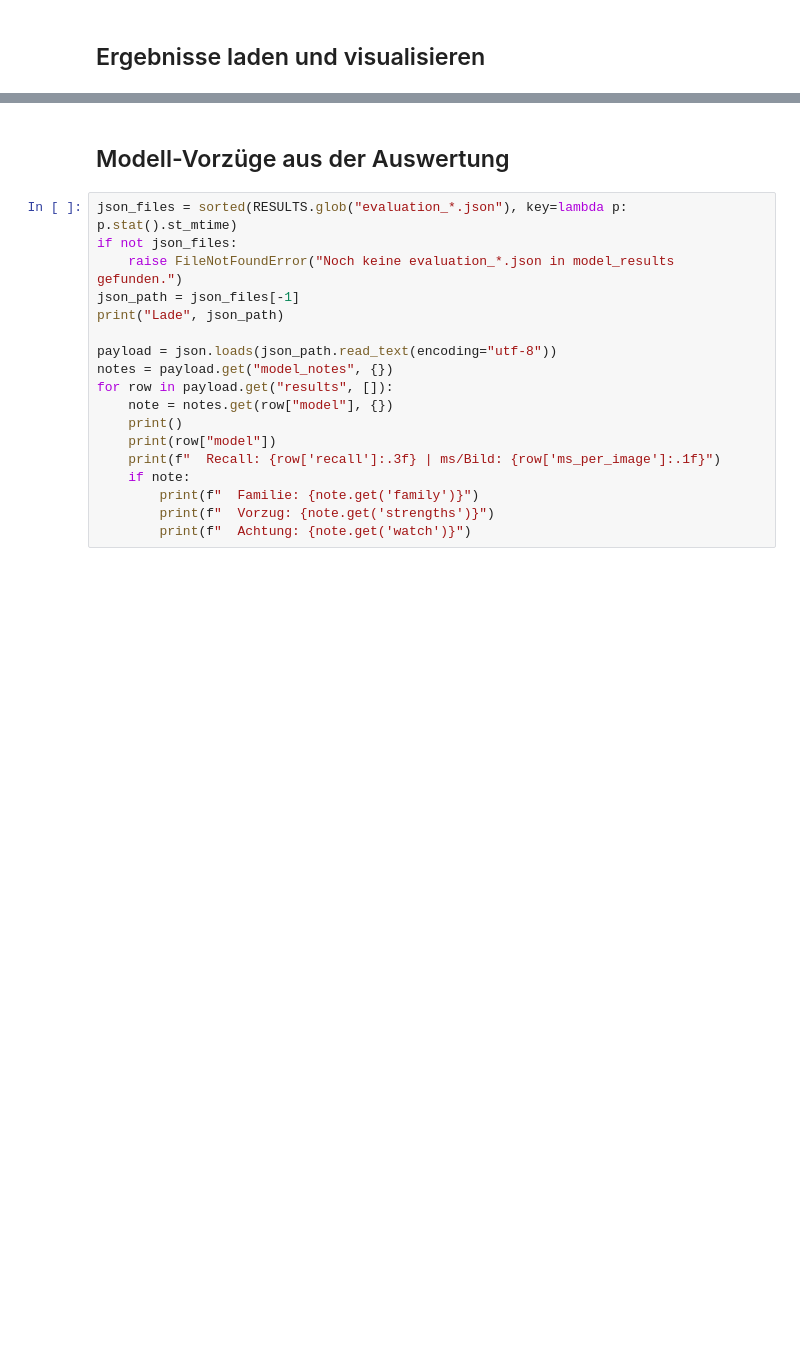
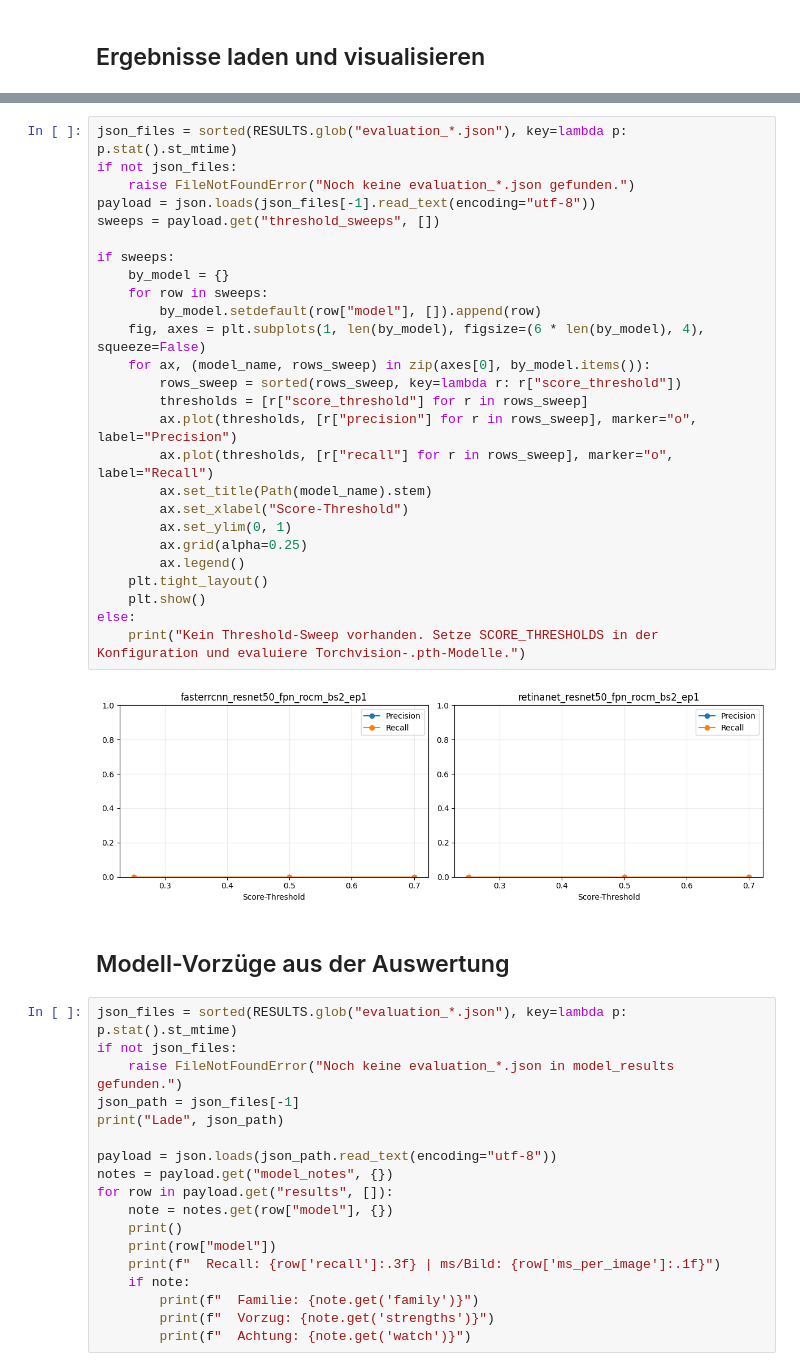
Before and after one commit to globalx-prog/face_model_lab, a Jupyter notebook: step01_training_evaluation_lab.ipynb, the cells around one changed output, grey strips where cells are left out. Drawn from its saved outputs; the diff is of its cells as text; blank space fills up the shorter version.

```diff
--- a/step01_training_evaluation_lab.ipynb
+++ b/step01_training_evaluation_lab.ipynb
@@ -295,3 +429,31 @@ retinanet_resnet50_fpn_rocm_bs2_ep1.pth,0.000,387,0,35.5
+# %%
+json_files = sorted(RESULTS.glob("evaluation_*.json"), key=lambda p: p.stat().st_mtime)
+if not json_files:
+    raise FileNotFoundError("Noch keine evaluation_*.json gefunden.")
+payload = json.loads(json_files[-1].read_text(encoding="utf-8"))
+sweeps = payload.get("threshold_sweeps", [])
+
+if sweeps:
+    by_model = {}
+    for row in sweeps:
+        by_model.setdefault(row["model"], []).append(row)
+    fig, axes = plt.subplots(1, len(by_model), figsize=(6 * len(by_model), 4), squeeze=False)
+    for ax, (model_name, rows_sweep) in zip(axes[0], by_model.items()):
+        rows_sweep = sorted(rows_sweep, key=lambda r: r["score_threshold"])
+        thresholds = [r["score_threshold"] for r in rows_sweep]
+        ax.plot(thresholds, [r["precision"] for r in rows_sweep], marker="o", label="Precision")
+        ax.plot(thresholds, [r["recall"] for r in rows_sweep], marker="o", label="Recall")
+        ax.set_title(Path(model_name).stem)
+        ax.set_xlabel("Score-Threshold")
+        ax.set_ylim(0, 1)
+        ax.grid(alpha=0.25)
+        ax.legend()
+    plt.tight_layout()
+    plt.show()
+else:
+    print("Kein Threshold-Sweep vorhanden. Setze SCORE_THRESHOLDS in der Konfiguration und evaluiere Torchvision-.pth-Modelle.")
+# %% [output]
+[figure, added]
 # %% [markdown]
 ## Modell-Vorzüge aus der Auswertung
 # %%
```
Also changed, not shown: parts of 10 cells of this notebook, 10 other files.
